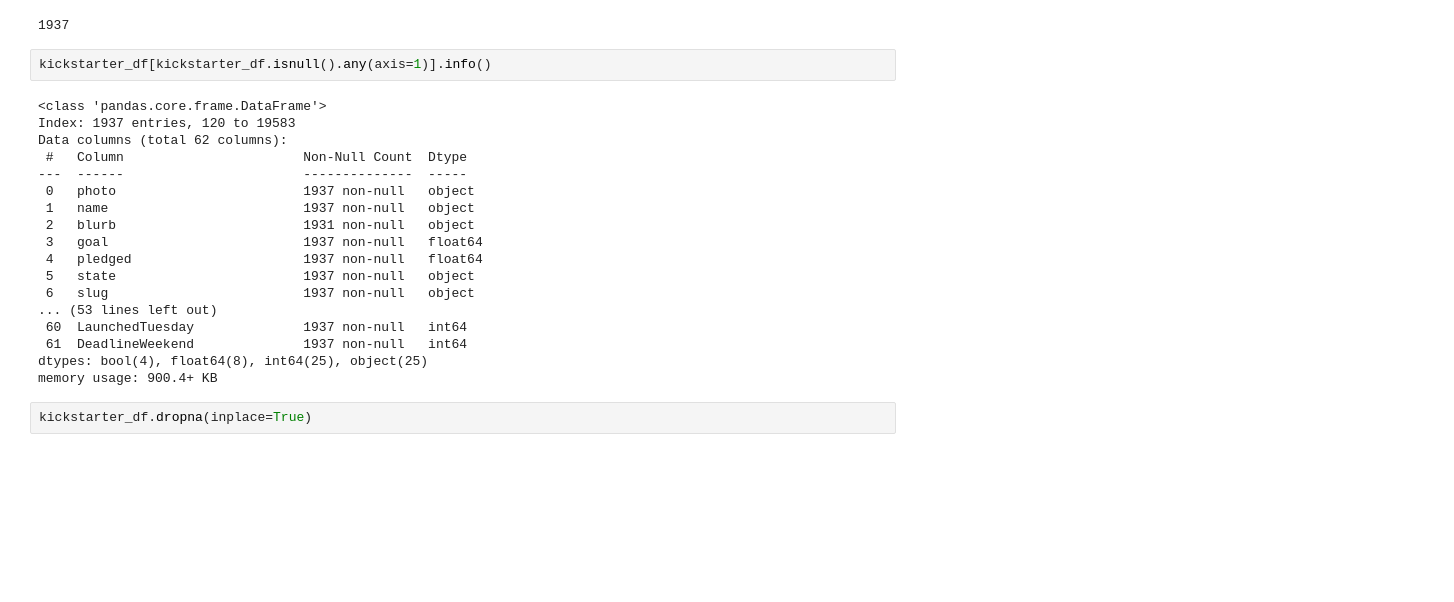
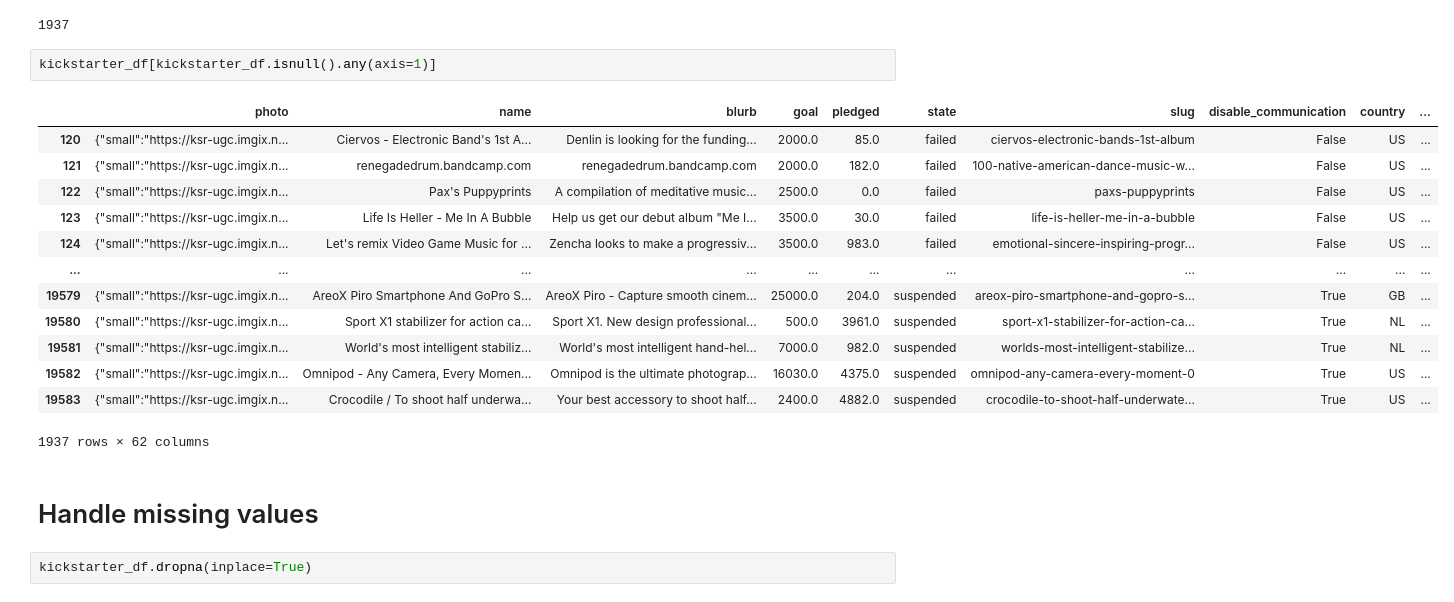
Before and after one commit to avidang/Data_project, a Jupyter notebook: logistic_regression_model.ipynb, the cells around one changed output. Drawn from its saved outputs; the diff is of its cells as text; blank space fills up the shorter version.

```diff
--- a/logistic_regression_model.ipynb
+++ b/logistic_regression_model.ipynb
@@ -47,25 +53,23 @@ kickstarter_df.isnull().any(axis=1).sum()
 # %% [output]
 1937
 # %%
-kickstarter_df[kickstarter_df.isnull().any(axis=1)].info()
+kickstarter_df[kickstarter_df.isnull().any(axis=1)]
 # %% [output]
+|  | photo | name | blurb | goal | pledged | state | slug | disable_communication | country | ... |
+| 120 | {"small":"https://ksr-ugc.imgix.n... | Ciervos - Electronic Band's 1st A... | Denlin is looking for the funding... | 2000.0 | 85.0 | failed | ciervos-electronic-bands-1st-album | False | US | ... |
+| 121 | {"small":"https://ksr-ugc.imgix.n... | renegadedrum.bandcamp.com | renegadedrum.bandcamp.com | 2000.0 | 182.0 | failed | 100-native-american-dance-music-w... | False | US | ... |
+| 122 | {"small":"https://ksr-ugc.imgix.n... | Pax's Puppyprints | A compilation of meditative music... | 2500.0 | 0.0 | failed | paxs-puppyprints | False | US | ... |
+| 123 | {"small":"https://ksr-ugc.imgix.n... | Life Is Heller - Me In A Bubble | Help us get our debut album "Me I... | 3500.0 | 30.0 | failed | life-is-heller-me-in-a-bubble | False | US | ... |
+| 124 | {"small":"https://ksr-ugc.imgix.n... | Let's remix Video Game Music for ... | Zencha looks to make a progressiv... | 3500.0 | 983.0 | failed | emotional-sincere-inspiring-progr... | False | US | ... |
+| ... | ... | ... | ... | ... | ... | ... | ... | ... | ... | ... |
+| 19579 | {"small":"https://ksr-ugc.imgix.n... | AreoX Piro Smartphone And GoPro S... | AreoX Piro - Capture smooth cinem... | 25000.0 | 204.0 | suspended | areox-piro-smartphone-and-gopro-s... | True | GB | ... |
+| 19580 | {"small":"https://ksr-ugc.imgix.n... | Sport X1 stabilizer for action ca... | Sport X1. New design professional... | 500.0 | 3961.0 | suspended | sport-x1-stabilizer-for-action-ca... | True | NL | ... |
+| 19581 | {"small":"https://ksr-ugc.imgix.n... | World's most intelligent stabiliz... | World's most intelligent hand-hel... | 7000.0 | 982.0 | suspended | worlds-most-intelligent-stabilize... | True | NL | ... |
+| 19582 | {"small":"https://ksr-ugc.imgix.n... | Omnipod - Any Camera, Every Momen... | Omnipod is the ultimate photograp... | 16030.0 | 4375.0 | suspended | omnipod-any-camera-every-moment-0 | True | US | ... |
+| 19583 | {"small":"https://ksr-ugc.imgix.n... | Crocodile / To shoot half underwa... | Your best accessory to shoot half... | 2400.0 | 4882.0 | suspended | crocodile-to-shoot-half-underwate... | True | US | ... |
-<class 'pandas.core.frame.DataFrame'>
-Index: 1937 entries, 120 to 19583
-Data columns (total 62 columns):
- #   Column                       Non-Null Count  Dtype
----  ------                       --------------  -----
- 0   photo                        1937 non-null   object
- 1   name                         1937 non-null   object
- 2   blurb                        1931 non-null   object
- 3   goal                         1937 non-null   float64
- 4   pledged                      1937 non-null   float64
- 5   state                        1937 non-null   object
- 6   slug                         1937 non-null   object
-... (53 lines left out)
- 60  LaunchedTuesday              1937 non-null   int64
- 61  DeadlineWeekend              1937 non-null   int64
-dtypes: bool(4), float64(8), int64(25), object(25)
-memory usage: 900.4+ KB
+1937 rows × 62 columns
+# %% [markdown]
+# Handle missing values
 # %%
 kickstarter_df.dropna(inplace=True)
 # %%
```
Also changed, not shown: parts of 26 cells of this notebook.
